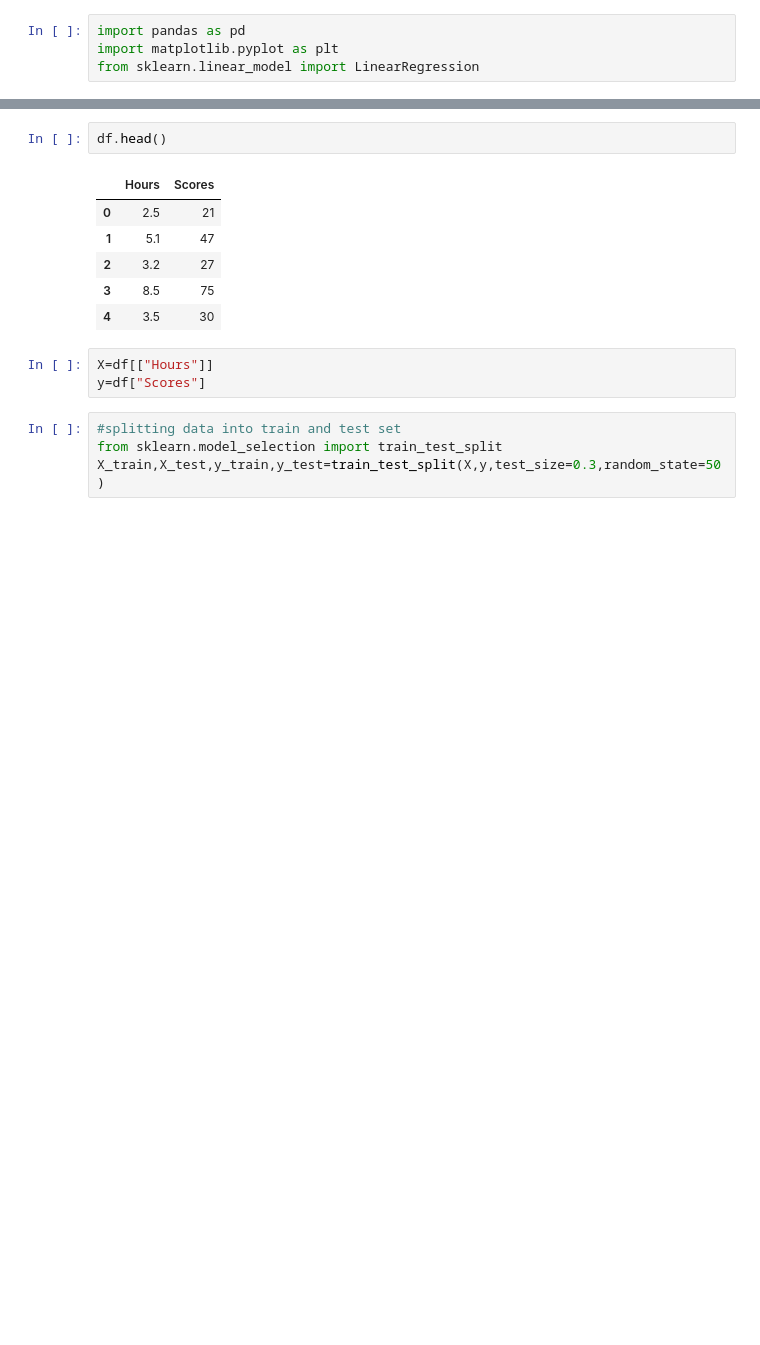
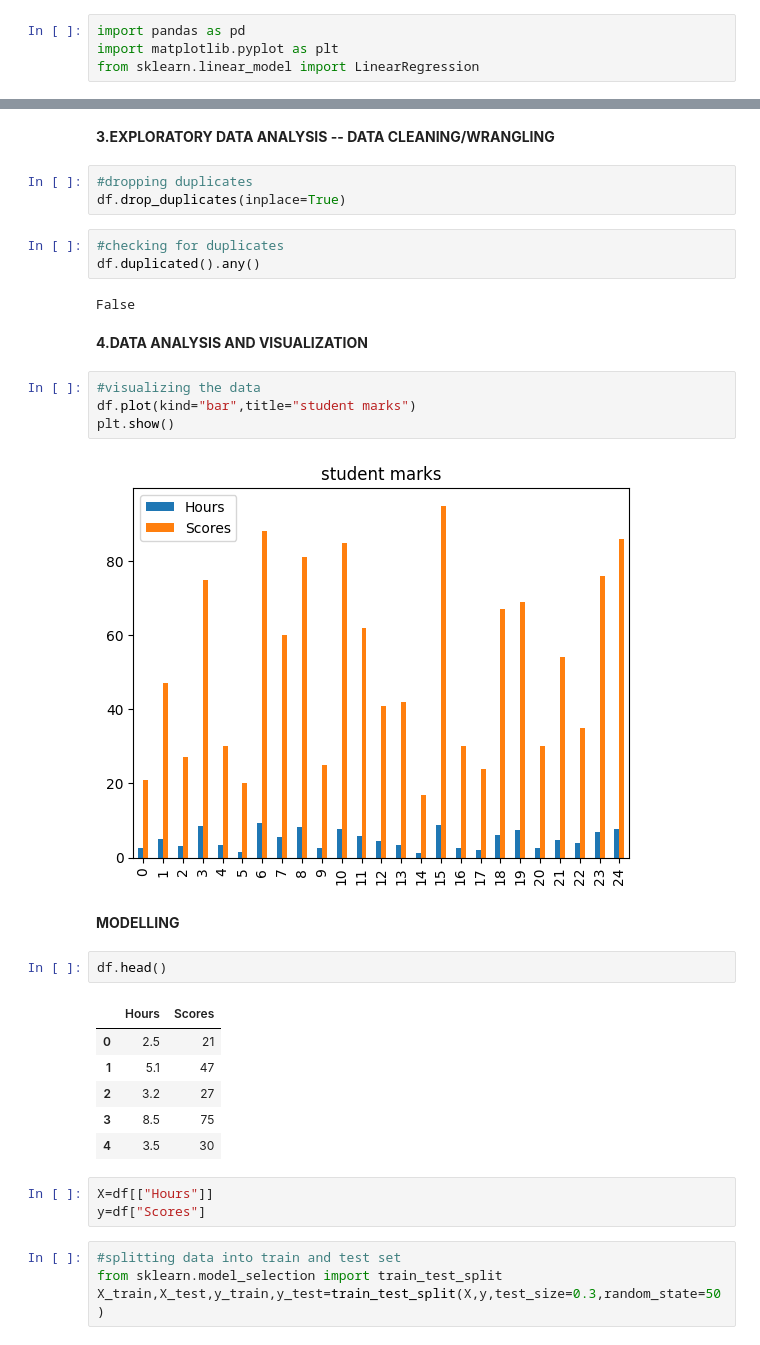
Before and after one commit to SylviaMwai/PREDICTION_USING_SUPERVISED_MACHINE_LEARNING, a Jupyter notebook: PREDICTION_USING_SUPERVISED_MACHINE_LEARNING.ipynb, the cells around one changed output, grey strips where cells are left out. Saved outputs shown, nothing was run; the diff lists cells and outputs as text; blank space fills up the shorter version.

```diff
--- a/PREDICTION_USING_SUPERVISED_MACHINE_LEARNING.ipynb
+++ b/PREDICTION_USING_SUPERVISED_MACHINE_LEARNING.ipynb
@@ -106,3 +130,23 @@ MODELLING
+# %% [markdown]
+**3.EXPLORATORY DATA ANALYSIS -- DATA CLEANING/WRANGLING**
+# %%
+#dropping duplicates
+df.drop_duplicates(inplace=True)
+# %%
+#checking for duplicates
+df.duplicated().any()
+# %% [output]
+False
+# %% [markdown]
+**4.DATA ANALYSIS AND VISUALIZATION**
+# %%
+#visualizing the data
+df.plot(kind="bar",title="student marks")
+plt.show()
+# %% [output]
+[figure, added]
+# %% [markdown]
+**MODELLING**
 # %%
 df.head()
 # %% [output]
```
Also changed, not shown: parts of 18 cells of this notebook.
